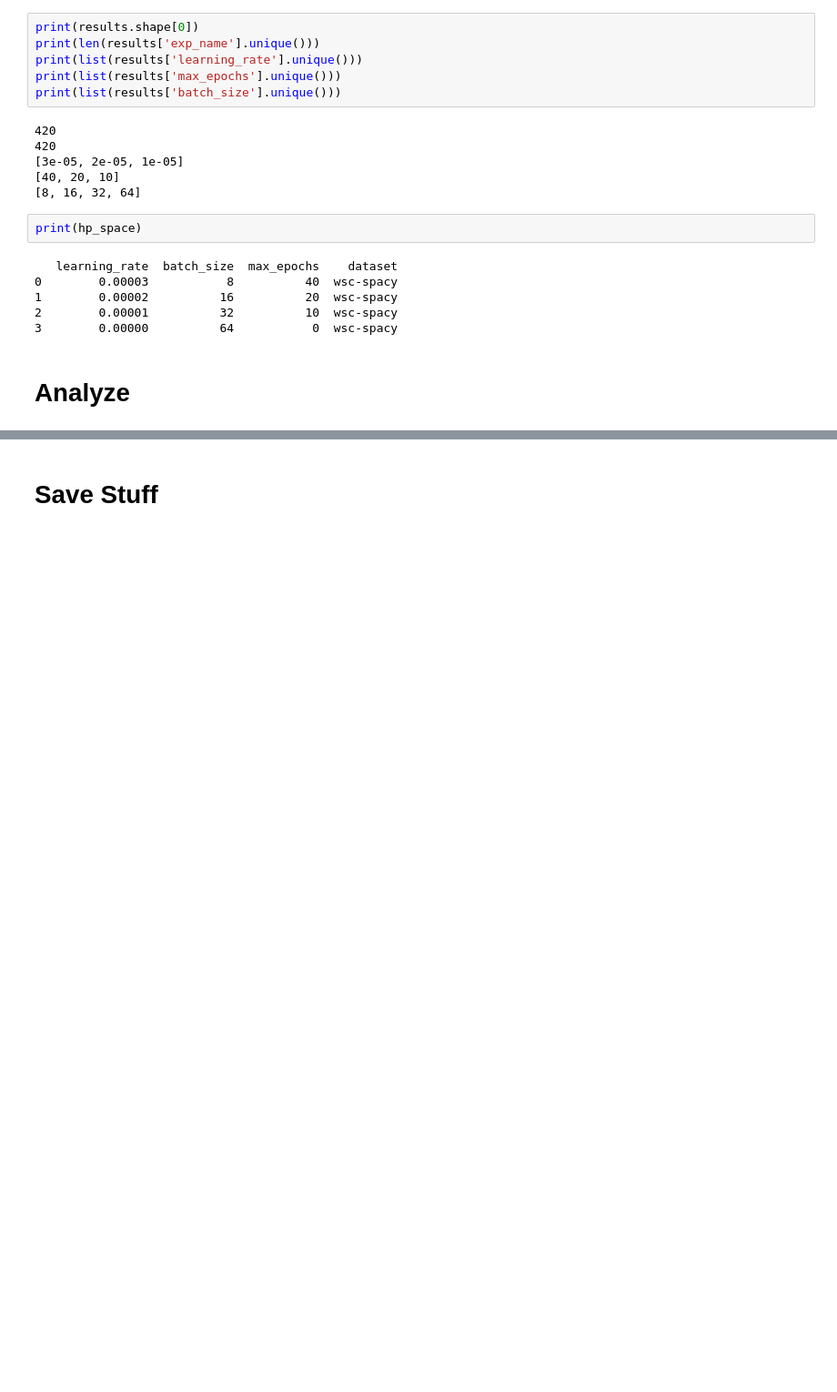
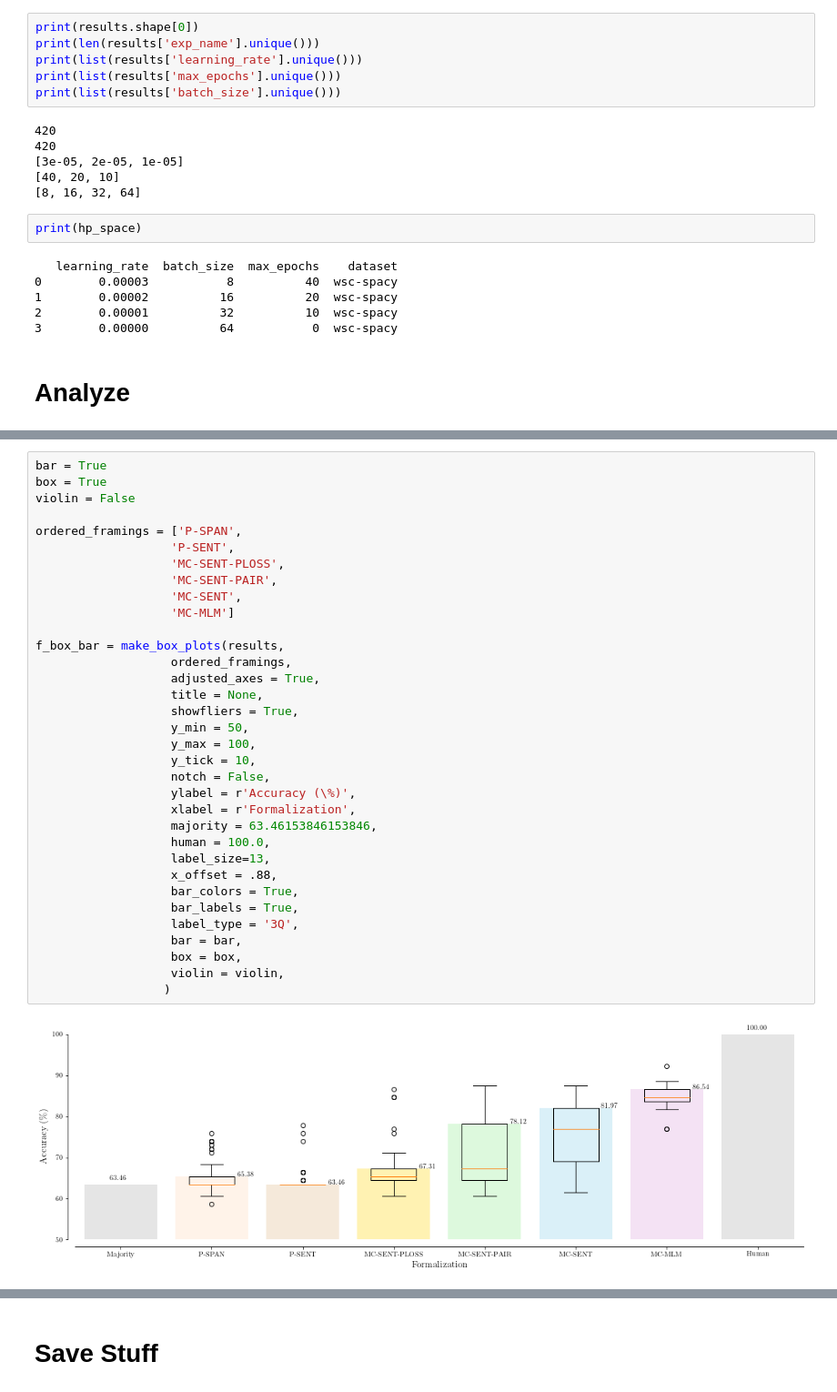
Before and after one commit to nyu-mll/wsc-formalizations, a Jupyter notebook: analysis/wsc-spacy-analysis.ipynb, the cells around one changed output, grey strips where cells are left out. Shown: that part at 91% size. Drawn from its saved outputs; the diff is of its cells as text; blank space fills up the shorter version.

```diff
--- a/analysis/wsc-spacy-analysis.ipynb
+++ b/analysis/wsc-spacy-analysis.ipynb
@@ -172,3 +318,39 @@ f = make_box_plots(results,
+# %%
+bar = True
+box = True
+violin = False
+
+ordered_framings = ['P-SPAN',
+                   'P-SENT',
+                   'MC-SENT-PLOSS',
+                   'MC-SENT-PAIR',
+                   'MC-SENT',
+                   'MC-MLM']
+
+f_box_bar = make_box_plots(results,
+                   ordered_framings,
+                   adjusted_axes = True,
+                   title = None,
+                   showfliers = True,
+                   y_min = 50,
+                   y_max = 100,
+                   y_tick = 10,
+                   notch = False,
+                   ylabel = r'Accuracy (\%)',
+                   xlabel = r'Formalization',
+                   majority = 63.46153846153846,
+                   human = 100.0,
+                   label_size=13,
+                   x_offset = .88,
+                   bar_colors = True,
+                   bar_labels = True,
+                   label_type = '3Q',
+                   bar = bar,
+                   box = box,
+                   violin = violin,
+                  )
+# %% [output]
+[figure, added]
 # %%
 def get_stats(data,
               labels,
```
Also changed, not shown: parts of 10 cells of this notebook, 56 other files.
